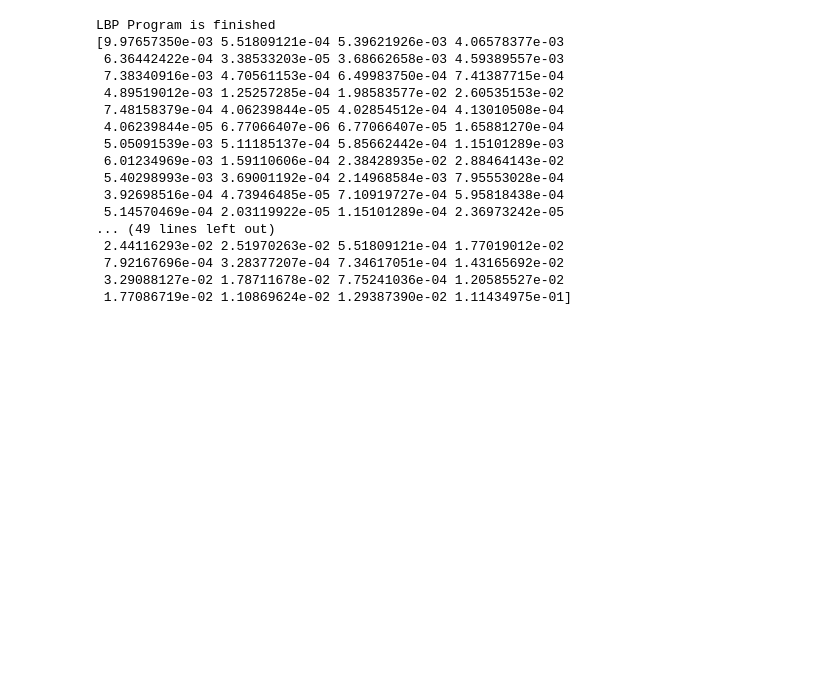
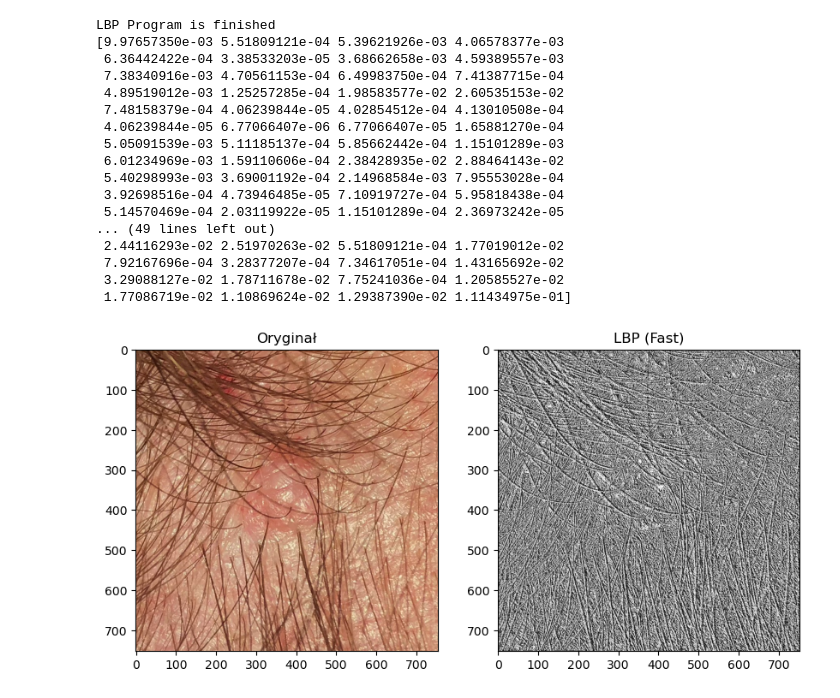
Before and after one commit to CzescBartek/2026-PDS-Capibaras, a Jupyter notebook: src/Untitled-2.ipynb, the cells around one changed output. Saved outputs shown, nothing was run; the diff lists cells and outputs as text; code cells hidden in the pictures; blank space fills up the shorter version.

```diff
--- a/src/Untitled-2.ipynb
+++ b/src/Untitled-2.ipynb
@@ -137,43 +124,57 @@ LBP Program is finished
 # %%
 import cv2
 import numpy as np
 from matplotlib import pyplot as plt
 
+def fast_lbp(img):
+    # Pobieramy wymiary obrazu
+    rows, cols = img.shape
+    # Przygotowujemy wynikową macierz (zerujemy ramki, bo ich nie liczymy)
+    lbp = np.zeros((rows, cols), dtype=np.uint8)
 
-def fast_lbp_synchronized(img_bgr):
-    img_gray = cv2.cvtColor(img_bgr, cv2.COLOR_BGR2GRAY).astype(np.int32)
-    rows, cols = img_gray.shape
-    img_lbp = np.zeros((rows, cols), dtype=np.uint8)
-
-
-    offsets = [
-        (-1, -1), ( -1, 0), (-1, 1), (0, 1),
-        ( 1,  1), (  1, 0), ( 1, -1), (0, -1)
-    ]
-
+    # Definiujemy przesunięcia dla 8 sąsiadów oraz ich wagi (potęgi 2)
+    # Kolejność: top_left, top, top_right, right, bottom_right, bottom, bottom_left, left
+    offsets = [(-1, -1), (-1, 0), (-1, 1), (0, 1), (1, 1), (1, 0), (1, -1), (0, -1)]
     powers = [1, 2, 4, 8, 16, 32, 64, 128]
 
+    for (dr, dc), power in zip(offsets, powers):
+        # Tworzymy widoki przesuniętego obrazu (padding/slicing)
+        # Przesuwamy obraz tak, aby sąsiad znalazł się na pozycji piksela centralnego
+        shifted = np.roll(np.roll(img, -dr, axis=0), -dc, axis=1)
 
-    for i in range(len(offsets)):
-        dy, dx = offsets[i]
-        pwr = powers[i]
+        # Maskowanie krawędzi (opcjonalne, ale zapobiega błędom zawijania roll)
+        # Jeśli zależy Ci na czystości krawędzi, można wyciąć ramkę o szerokości 1
 
-        shifted = np.zeros_like(img_gray)
+        # Logika LBP: jeśli sąsiad >= centrum, dodaj wagę
+        lbp += ((shifted >= img) * power).astype(np.uint8)
 
-        r_start, r_end = max(0, dy), rows + min(0, dy)
-        c_start, c_end = max(0, dx), cols + min(0, dx)
+    return lbp
 
-        img_r_start, img_r_end = max(0, -dy), rows + min(0, -dy)
-        img_c_start, img_c_end = max(0, -dx), cols + min(0, -dx)
+# Wczytanie obrazu
+path = '../data/imgs/PAT_21_31_965.png'
+img_bgr = cv2.imread(path)
+img_gray = cv2.cvtColor(img_bgr, cv2.COLOR_BGR2GRAY)
 
-        compare = img_gray[img_r_start:img_r_end, img_c_start:img_c_end] >= img_gray[r_start:r_end, c_start:c_end]
+# Szybkie obliczenia
+img_lbp = fast_lbp(img_gray)
 
-        shifted[r_start:r_end, c_start:c_end] = compare * pwr
-        img_lbp += shifted.astype(np.uint8)
+# Wyświetlanie wyników
+plt.figure(figsize=(10, 5))
+plt.subplot(1, 2, 1)
+plt.title("Oryginał")
+plt.imshow(cv2.cvtColor(img_bgr, cv2.COLOR_BGR2RGB))
 
-    # Histogram
-    hist, _ = np.histogram(img_lbp.ravel(), bins=256, range=(0, 256))
-    hist = hist.astype("float")
-    hist /= (hist.sum() + 1e-7)
+plt.subplot(1, 2, 2)
+plt.title("LBP (Fast)")
+plt.imshow(img_lbp, cmap="gray")
+plt.show()
 
-    return hist
+# Histogram
+hist, _ = np.histogram(img_lbp.ravel(), bins=256, range=(0, 256))
+hist = hist.astype("float")
+hist /= (hist.sum() + 1e-7)
+
+print("Szybkie LBP zakończone.")
+print(hist)
+# %% [output]
+[figure, added]
```
Also changed, not shown: parts of 6 cells of this notebook, 14 other files.
